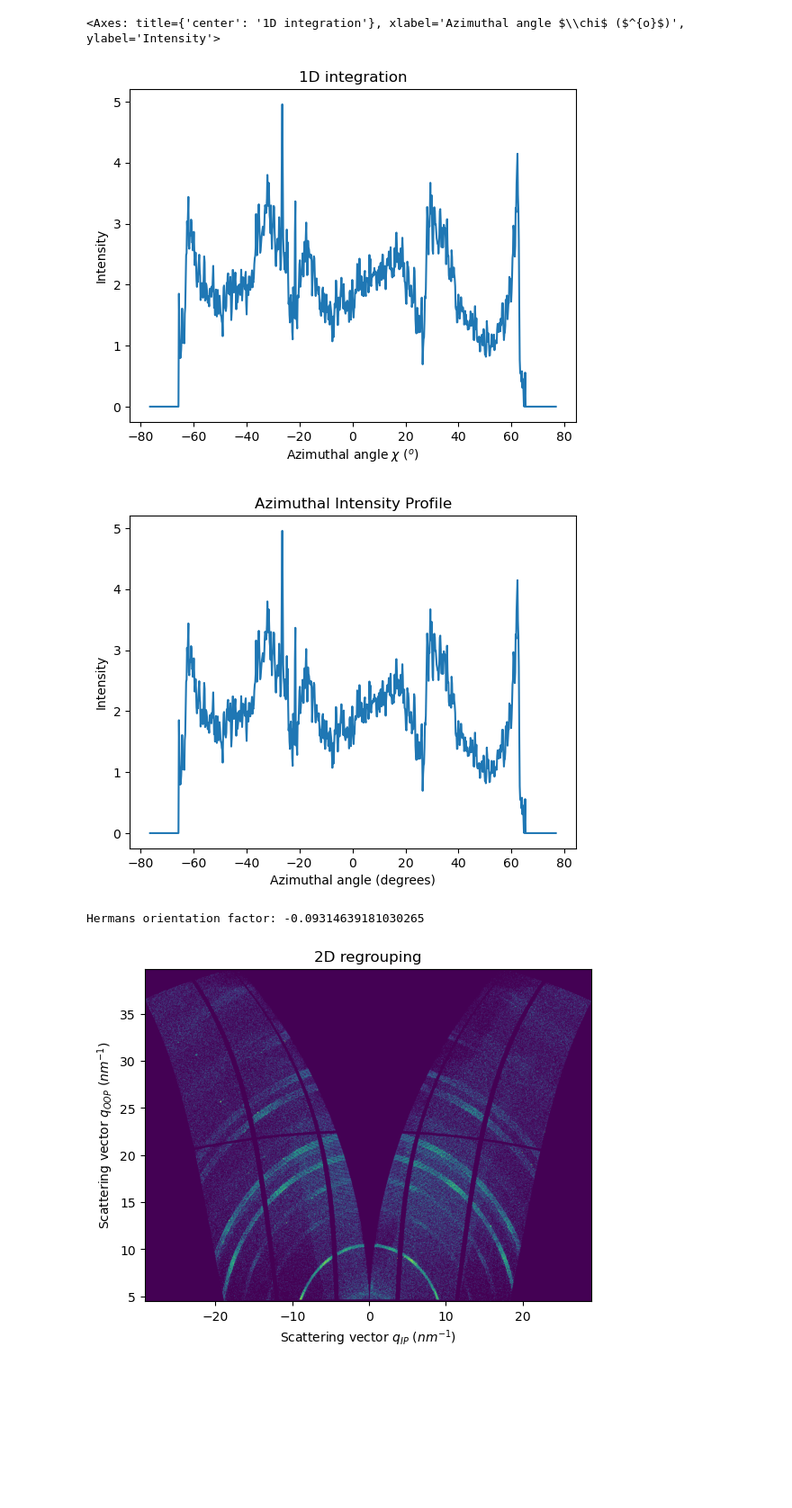
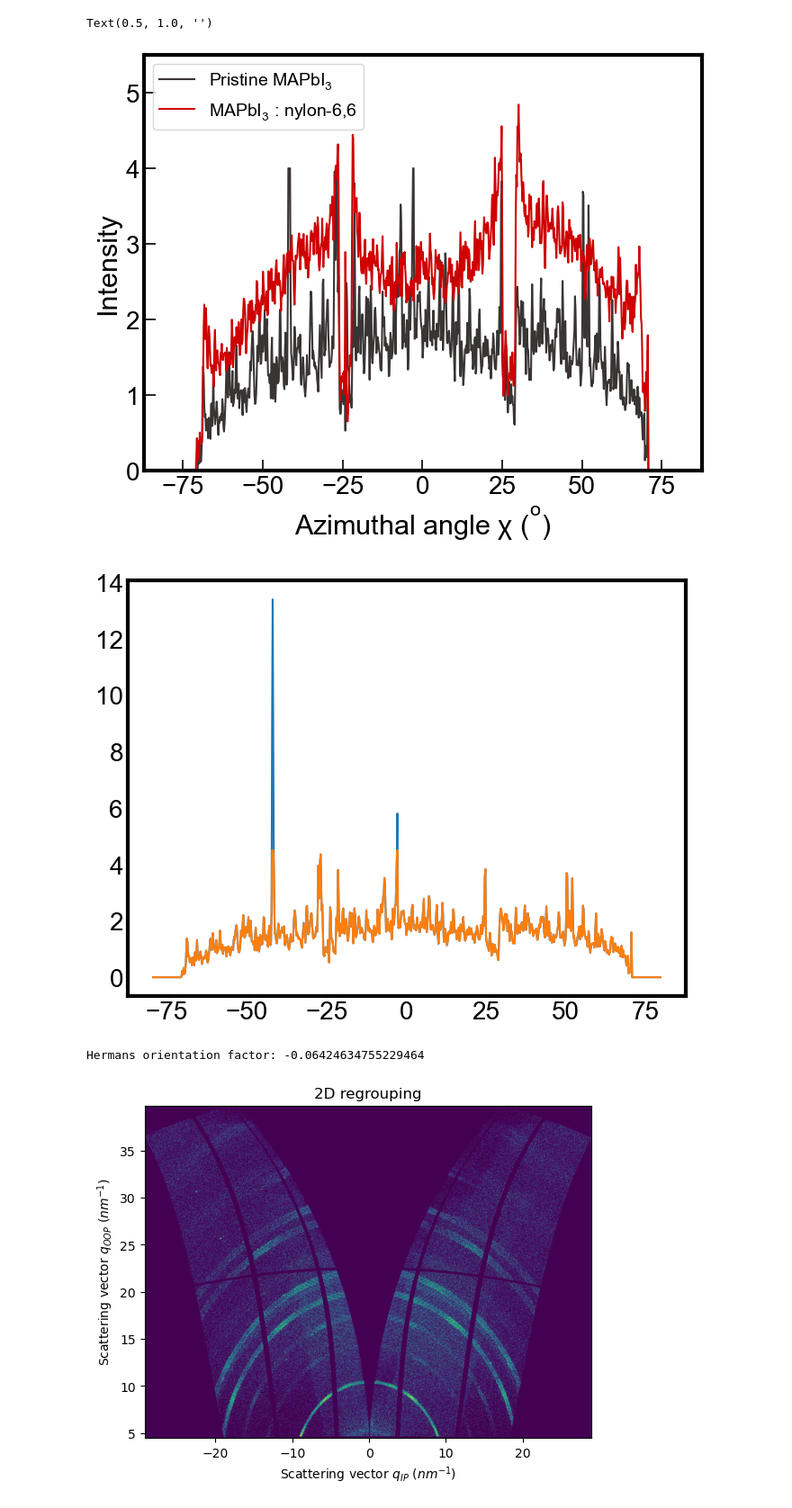
Before and after one commit to Printz-Lab/MultiModalAnalysis, a Jupyter notebook: pyFAI/convert_to_qr_qz_jupyter.ipynb, the cells around one changed output. Shown at 90% size. Saved outputs shown, nothing was run; the diff lists cells and outputs as text; code cells hidden in the pictures; blank space fills up the shorter version.

```diff
--- a/pyFAI/convert_to_qr_qz_jupyter.ipynb
+++ b/pyFAI/convert_to_qr_qz_jupyter.ipynb
@@ -83,35 +127,64 @@ poni.poni2 0.04016368385785257
 # %%
+colors = ["#1E1919E0", "#cf0000"]
+ai2 = AzimuthalIntegrator(dist=poni.dist, poni1=poni.poni1, poni2=full_length -poni.poni2,
+                     wavelength=poni.wavelength,
+                     rot1=np.pi - poni.rot1, rot2=np.pi - poni.rot2, rot3=poni.rot3,
+                     detector=pyFAI.detector_factory("Pilatus1M", {"orientation": 4}),
+                    )
 res1d = ai2.integrate_radial(image, 900, radial_range=(.9, 1.1), radial_unit="q_A^-1")
-plot1d(res1d)
+
+ai2_nano = AzimuthalIntegrator(dist=nano_fiber_poni.dist, poni1=nano_fiber_poni.poni1, poni2=full_length -nano_fiber_poni.poni2,
+                     wavelength=nano_fiber_poni.wavelength,
+                     rot1=np.pi - nano_fiber_poni.rot1, rot2=np.pi - nano_fiber_poni.rot2, rot3=nano_fiber_poni.rot3,
+                     detector=pyFAI.detector_factory("Pilatus1M", {"orientation": 4}),
+                    )
+res1d_nano = ai2_nano.integrate_radial(nano_fiber_image, 900, radial_range=(.9, 1.1), radial_unit="q_A^-1")
+fig, ax = subplots()
+# plot1d(res1d, ax=ax)
+radial = res1d.radial
+intensity = np.clip(res1d.intensity, 0, 4)
+ax.plot(radial, intensity)
+ax.lines[-1].set_color(colors[0])
+plot1d(res1d_nano, ax=ax)
+ax.lines[-1].set_color(colors[1])
+ax.tick_params(axis='both', direction='in', which='both', colors='black')
+ax.legend(["Pristine $MAPbI_3$", "$MAPbI_3$ : nylon-6,6"], loc='upper left')
+ax.set_ylim(0, 5.5)
+ax.set_title("")
 # %% [output]
-<Axes: title={'center': '1D integration'}, xlabel='Azimuthal angle $\\chi$ ($^{o}$)', ylabel='Intensity'>
+Text(0.5, 1.0, '')
-[figure, old version]
+[figure, new version]
 # %%
 I = res1d.intensity
 chi = res1d.radial
 #herman's orientation factor
-plt.plot(chi, I)
-plt.xlabel("Azimuthal angle (degrees)")
-plt.ylabel("Intensity")
-plt.title("Azimuthal Intensity Profile")
-plt.show()
+# plt.plot(chi, I)
+# plt.xlabel("Azimuthal angle (degrees)")
+# plt.ylabel("Intensity")
+# plt.title("Azimuthal Intensity Profile")
+# plt.show()
 def hermans_orientation_factor(I, chi):
     """
     Calculate Hermans orientation factor from intensity and azimuthal angle.
     """
+    # clip intensities above 4.5
+    plt.plot(chi, I)
+    I = np.clip(I, None, 4.5)
+    plt.plot(chi, I)
+    plt.show()
     #integrate the intensity over azimuthal angle
     numerator = np.trapezoid(I * np.cos(chi)**2 * np.sin(chi), chi)
     denominator = np.trapezoid(I * np.sin(chi), chi)
     #calculate the Hermans orientation factor
     cos_term = numerator / denominator
     H = (3 * cos_term - 1) / 2
 
     return H
 
 print("Hermans orientation factor:", hermans_orientation_factor(I, chi))
 # %% [output]
-[figure, old version]
+[figure, new version]
-Hermans orientation factor: -0.09314639181030265
+Hermans orientation factor: -0.06424634755229464
 # %%
 # fi = load(filename=poni_file, type_="pyFAI.integrator.fiber.FiberIntegrator")
 # fi = ai.promote(type_="pyFAI.integrator.fiber.FiberIntegrator")
```
Also changed, not shown: parts of 5 cells of this notebook, 34 other files.
